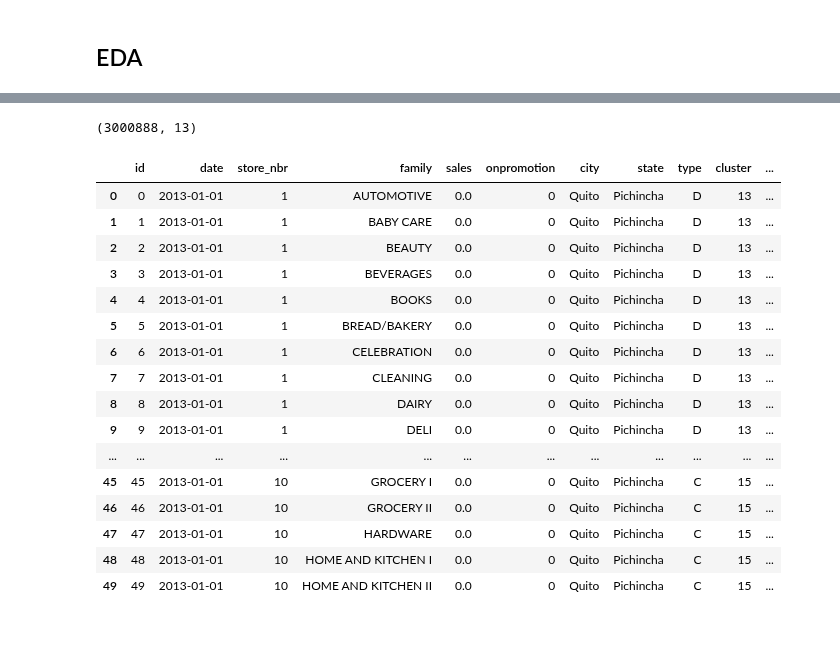
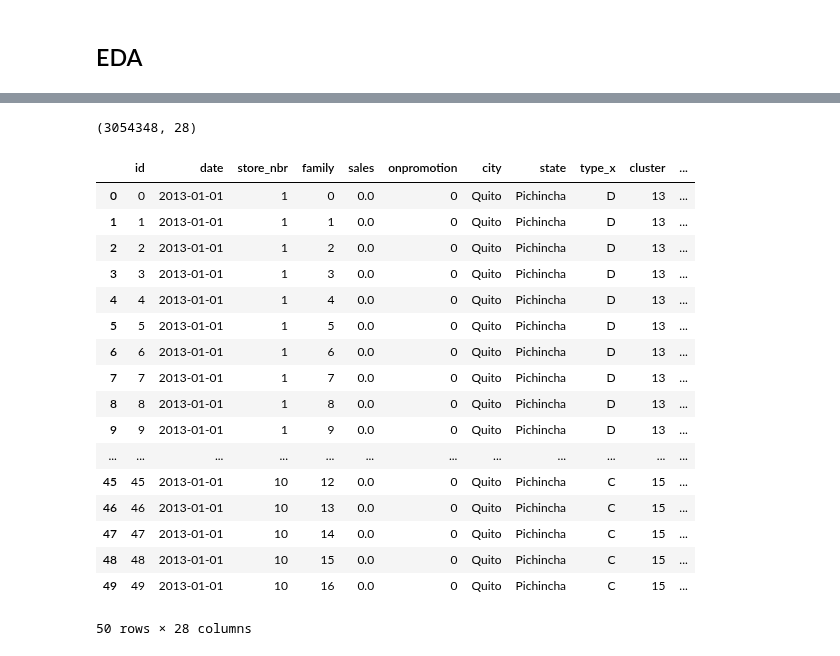
Before and after one commit to Khatibi16/sales, a Jupyter notebook: forecast.ipynb, the cells around one changed output, grey strips where cells are left out. Saved outputs shown, nothing was run; the diff lists cells and outputs as text; code cells hidden in the pictures.

```diff
--- a/forecast.ipynb
+++ b/forecast.ipynb
@@ -18,5 +19,18 @@ holiday_dates  = events.loc[
 ]
 real_holidays = pd.concat([transfer_dates, holiday_dates]).drop_duplicates()
 # %%
-df = train.merge(stores, on = 'store_nbr', how = 'left').merge(transactions, on = ['store_nbr', 'date'], how = 'left') \
-.merge(oil, on ='date', how = 'left').merge(events, on = 'date', how='left')
+def merge_external(df):
+    df = df.merge(stores, on='store_nbr', how='left')
+    df = df.merge(transactions, on=['date', 'store_nbr'], how='left')
+    df = df.merge(oil, on='date', how='left')
+    df = df.merge(events[['date','type','transferred']], on='date', how='left')
+    return df
+
+train_merged = merge_external(train)
+test_merged  = merge_external(test)
+
+'''train = merge_external(train)
+test  = merge_external(test)
+
+train.to_csv("./Dataset/train_merged.csv", index=False)
+test.to_csv("./Dataset/test_merged.csv", index=False)'''
@@ -23,12 +39,3 @@ df = train.merge(stores, on = 'store_nbr', how = 'left').merge(transactions, on
-# %%
-
-'''df = df.set_index('date').sort_index()
-df['dcoilwtico'] = df['dcoilwtico'].interpolate(method='time')
-
-monthly_means = df.groupby(df.index.month)['dcoilwtico'].transform('mean')
-df['dcoilwtico'] = df['dcoilwtico'].fillna(monthly_means)'''
-
-df['dcoilwtico'] = df['dcoilwtico'].ffill().bfill()
 # %% [markdown]
 ## Feature engineering
 # %%
@@ -42,9 +49,9 @@ def create_features(df):
     df['family']= df['family'].astype('category').cat.codes
 
     df['is_holiday'] = df['date'].isin(real_holidays).astype(int)
-    df['is_bridge_day'] = (df[type] == 'Bridge').astype(int)
-    df['is_work_day'] = (df['type'] == 'Work Day').astype(int)
-    df['is_additional_holiday'] = (df['type'] == 'Additional').astype(int)
+    df['is_bridge_day'] = (df['type_y'] == 'Bridge').astype(int)
+    df['is_work_day'] = (df['type_y'] == 'Work Day').astype(int)
+    df['is_additional_holiday'] = (df['type_y'] == 'Additional').astype(int)
 
     df['day'] = df['date'].dt.day
     df['is_month_end'] = df['date'].dt.is_month_end.astype(int)
@@ -52,13 +59,18 @@ def create_features(df):
 
     quake_start = pd.to_datetime('2014-06-16')
     quake_end = quake_start + pd.Timedelta(days=30)
-    df['post_earthquake'] = (df['date'] >= quake_start & df['date'] <= quake_end).astype(int)
+    df['post_earthquake'] = ((df['date'] >= quake_start) & (df['date'] <= quake_end)).astype(int)
 
     df['transactions'] = df['transactions'].fillna(0)
     df['oil_missing'] = df['dcoilwtico'].isna().astype(int)
     df['is_holiday'] = df['date'].isin(real_holidays).astype(int)
+    df['dcoilwtico'] = df['dcoilwtico'].ffill().bfill()
+
 
     return df
+
+train_merged = create_features(train_merged)
+test_merged = create_features(test_merged)
 # %% [markdown]
 ## EDA
 # %%
@@ -87,25 +96,26 @@ memory usage: 297.6+ MB
 # %%
-df.shape
+train_merged.shape
 # %% [output]
-(3000888, 13)
+(3054348, 28)
 # %%
-df.head(50)
+train_merged.head(50)
 # %% [output]
-|  | id | date | store_nbr | family | sales | onpromotion | city | state | type | cluster | ... |
-| 0 | 0 | 2013-01-01 | 1 | AUTOMOTIVE | 0.0 | 0 | Quito | Pichincha | D | 13 | ... |
-| 1 | 1 | 2013-01-01 | 1 | BABY CARE | 0.0 | 0 | Quito | Pichincha | D | 13 | ... |
-| 2 | 2 | 2013-01-01 | 1 | BEAUTY | 0.0 | 0 | Quito | Pichincha | D | 13 | ... |
-| 3 | 3 | 2013-01-01 | 1 | BEVERAGES | 0.0 | 0 | Quito | Pichincha | D | 13 | ... |
-| 4 | 4 | 2013-01-01 | 1 | BOOKS | 0.0 | 0 | Quito | Pichincha | D | 13 | ... |
-| 5 | 5 | 2013-01-01 | 1 | BREAD/BAKERY | 0.0 | 0 | Quito | Pichincha | D | 13 | ... |
-| 6 | 6 | 2013-01-01 | 1 | CELEBRATION | 0.0 | 0 | Quito | Pichincha | D | 13 | ... |
-| 7 | 7 | 2013-01-01 | 1 | CLEANING | 0.0 | 0 | Quito | Pichincha | D | 13 | ... |
-| 8 | 8 | 2013-01-01 | 1 | DAIRY | 0.0 | 0 | Quito | Pichincha | D | 13 | ... |
-| 9 | 9 | 2013-01-01 | 1 | DELI | 0.0 | 0 | Quito | Pichincha | D | 13 | ... |
+|  | id | date | store_nbr | family | sales | onpromotion | city | state | type_x | cluster | ... |
+| 0 | 0 | 2013-01-01 | 1 | 0 | 0.0 | 0 | Quito | Pichincha | D | 13 | ... |
+| 1 | 1 | 2013-01-01 | 1 | 1 | 0.0 | 0 | Quito | Pichincha | D | 13 | ... |
+| 2 | 2 | 2013-01-01 | 1 | 2 | 0.0 | 0 | Quito | Pichincha | D | 13 | ... |
+| 3 | 3 | 2013-01-01 | 1 | 3 | 0.0 | 0 | Quito | Pichincha | D | 13 | ... |
+| 4 | 4 | 2013-01-01 | 1 | 4 | 0.0 | 0 | Quito | Pichincha | D | 13 | ... |
+| 5 | 5 | 2013-01-01 | 1 | 5 | 0.0 | 0 | Quito | Pichincha | D | 13 | ... |
+| 6 | 6 | 2013-01-01 | 1 | 6 | 0.0 | 0 | Quito | Pichincha | D | 13 | ... |
+| 7 | 7 | 2013-01-01 | 1 | 7 | 0.0 | 0 | Quito | Pichincha | D | 13 | ... |
+| 8 | 8 | 2013-01-01 | 1 | 8 | 0.0 | 0 | Quito | Pichincha | D | 13 | ... |
+| 9 | 9 | 2013-01-01 | 1 | 9 | 0.0 | 0 | Quito | Pichincha | D | 13 | ... |
 | ... | ... | ... | ... | ... | ... | ... | ... | ... | ... | ... | ... |
-| 45 | 45 | 2013-01-01 | 10 | GROCERY I | 0.0 | 0 | Quito | Pichincha | C | 15 | ... |
-| 46 | 46 | 2013-01-01 | 10 | GROCERY II | 0.0 | 0 | Quito | Pichincha | C | 15 | ... |
-| 47 | 47 | 2013-01-01 | 10 | HARDWARE | 0.0 | 0 | Quito | Pichincha | C | 15 | ... |
-| 48 | 48 | 2013-01-01 | 10 | HOME AND KITCHEN I | 0.0 | 0 | Quito | Pichincha | C | 15 | ... |
-| 49 | 49 | 2013-01-01 | 10 | HOME AND KITCHEN II | 0.0 | 0 | Quito | Pichincha | C | 15 | ... |
+| 45 | 45 | 2013-01-01 | 10 | 12 | 0.0 | 0 | Quito | Pichincha | C | 15 | ... |
+| 46 | 46 | 2013-01-01 | 10 | 13 | 0.0 | 0 | Quito | Pichincha | C | 15 | ... |
+| 47 | 47 | 2013-01-01 | 10 | 14 | 0.0 | 0 | Quito | Pichincha | C | 15 | ... |
+| 48 | 48 | 2013-01-01 | 10 | 15 | 0.0 | 0 | Quito | Pichincha | C | 15 | ... |
+| 49 | 49 | 2013-01-01 | 10 | 16 | 0.0 | 0 | Quito | Pichincha | C | 15 | ... |
+50 rows × 28 columns
 # %%
```
Also changed, not shown: parts of 9 cells of this notebook, 7 other files.
